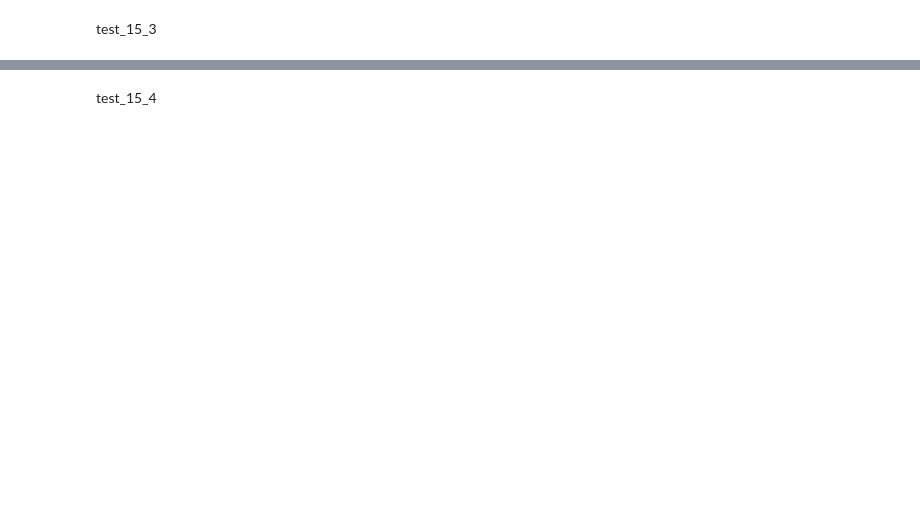
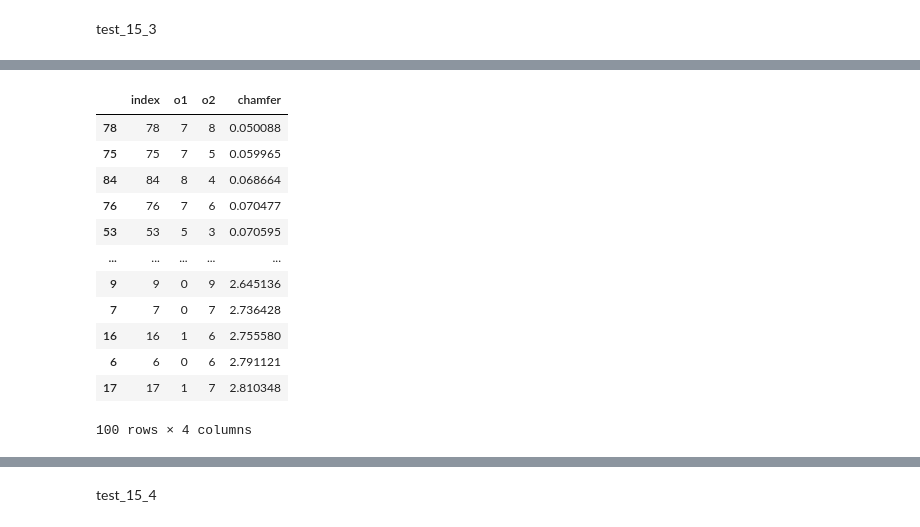
Before and after one commit to RePAIRProject/AAFR, a Jupyter notebook: Untitled3.ipynb, the cells around one changed output, grey strips where cells are left out. Cells and saved outputs as stored; diff of their text form; code cells hidden in the pictures; blank space fills up the shorter version.

```diff
--- a/Untitled3.ipynb
+++ b/Untitled3.ipynb
@@ -1144 +976,17 @@ df_test_15_3.sort_values('T_error')
+# %%
+get_winner(test_15_3)
+# %% [output]
+|  | index | o1 | o2 | chamfer |
+| 78 | 78 | 7 | 8 | 0.050088 |
+| 75 | 75 | 7 | 5 | 0.059965 |
+| 84 | 84 | 8 | 4 | 0.068664 |
+| 76 | 76 | 7 | 6 | 0.070477 |
+| 53 | 53 | 5 | 3 | 0.070595 |
+| ... | ... | ... | ... | ... |
+| 9 | 9 | 0 | 9 | 2.645136 |
+| 7 | 7 | 0 | 7 | 2.736428 |
+| 16 | 16 | 1 | 6 | 2.755580 |
+| 6 | 6 | 0 | 6 | 2.791121 |
+| 17 | 17 | 1 | 7 | 2.810348 |
+100 rows × 4 columns
 # %%
```
Also changed, not shown: parts of 57 cells of this notebook, 14 other files.
